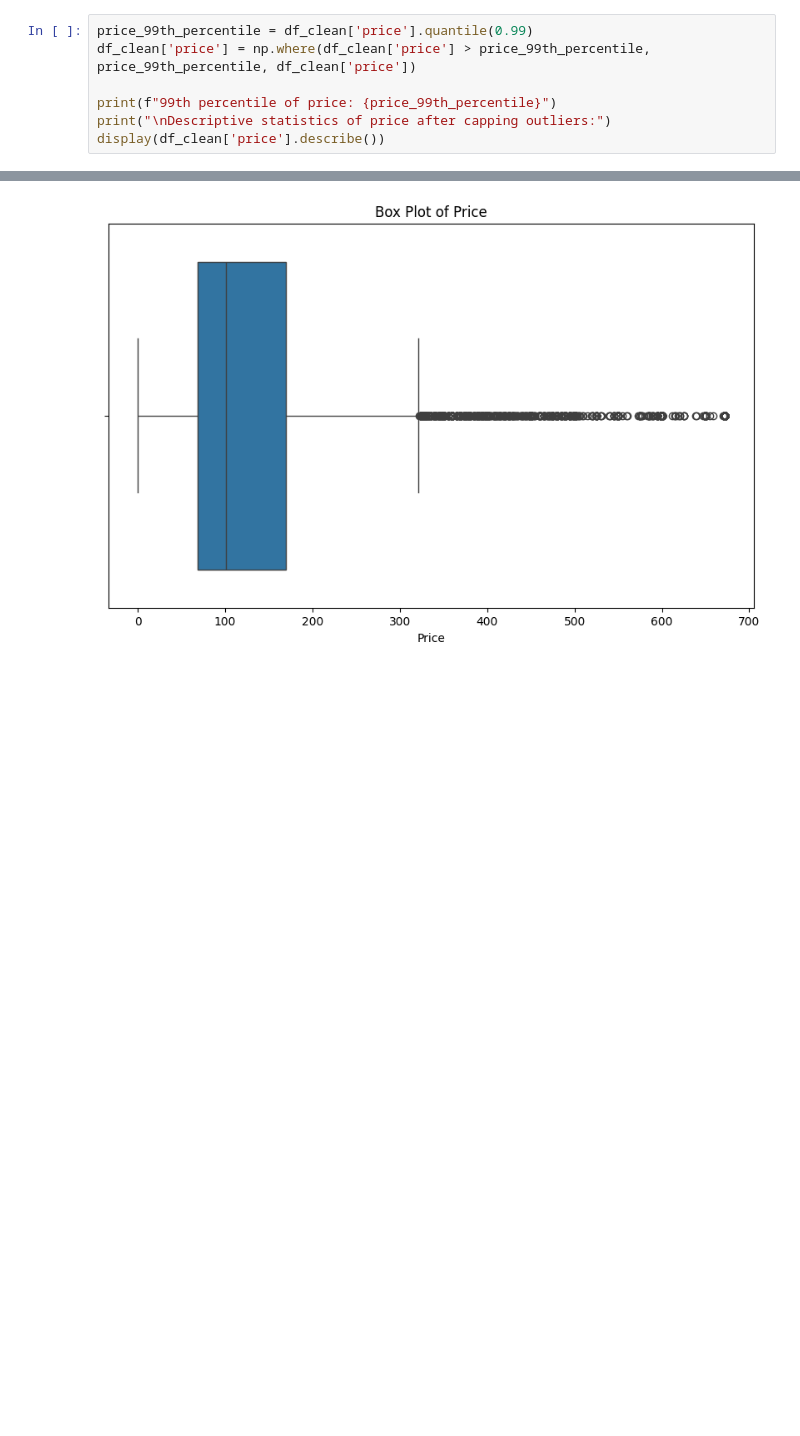
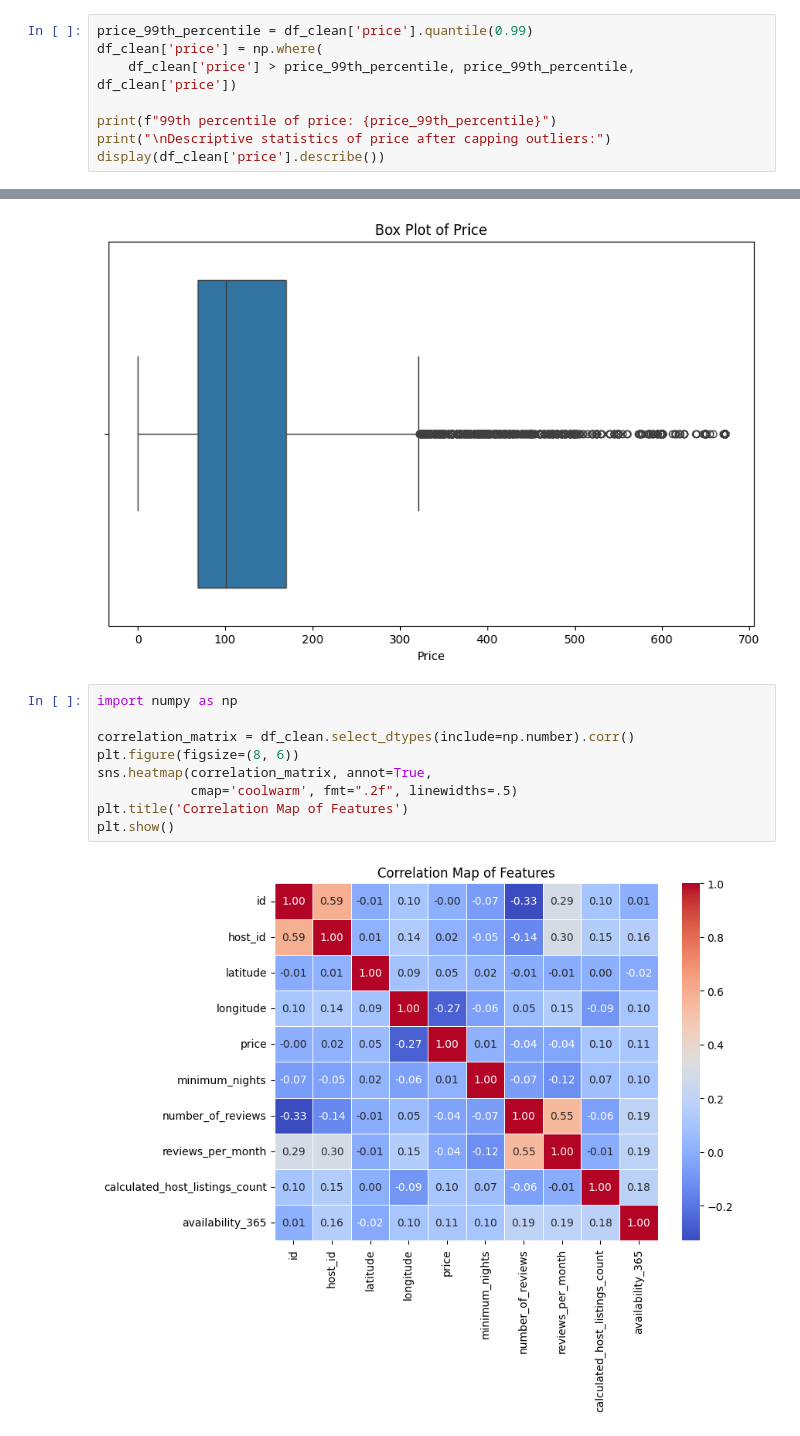
Before and after one commit to Dhruvrana8/airbnb-price-prediction-mlflow, a Jupyter notebook: notebook/index.ipynb, the cells around one changed output, grey strips where cells are left out. Cells and saved outputs as stored; diff of their text form; blank space fills up the shorter version.

Commit message:
feat: Visualization and data splitting done

```diff
--- a/notebook/index.ipynb
+++ b/notebook/index.ipynb
@@ -203,7 +204,8 @@ plt.show()
 ### We have a lot of outliers in the data, I will be working on the 99 percentile of the data
 # %%
 price_99th_percentile = df_clean['price'].quantile(0.99)
-df_clean['price'] = np.where(df_clean['price'] > price_99th_percentile, price_99th_percentile, df_clean['price'])
+df_clean['price'] = np.where(
+    df_clean['price'] > price_99th_percentile, price_99th_percentile, df_clean['price'])
 
 print(f"99th percentile of price: {price_99th_percentile}")
 print("\nDescriptive statistics of price after capping outliers:")
@@ -245,3 +247,14 @@ plt.xlabel('Price')
 plt.show()
 # %% [output]
 [figure]
+# %%
+import numpy as np
+
+correlation_matrix = df_clean.select_dtypes(include=np.number).corr()
+plt.figure(figsize=(8, 6))
+sns.heatmap(correlation_matrix, annot=True,
+            cmap='coolwarm', fmt=".2f", linewidths=.5)
+plt.title('Correlation Map of Features')
+plt.show()
+# %% [output]
+[figure, added]
```
Also changed, not shown: parts of 16 cells of this notebook, 1 other file.
